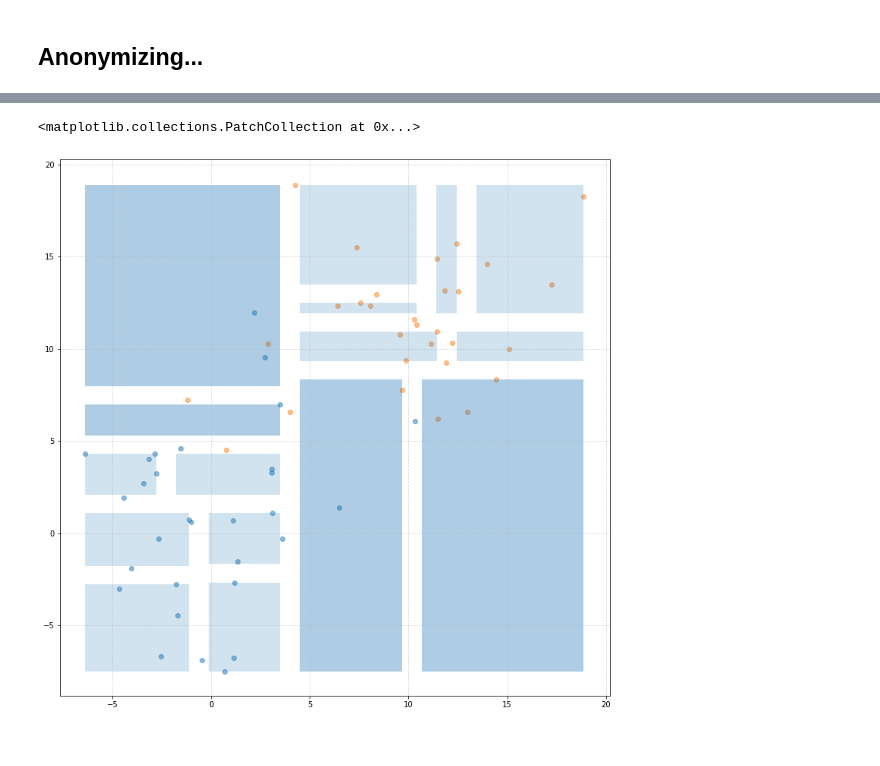
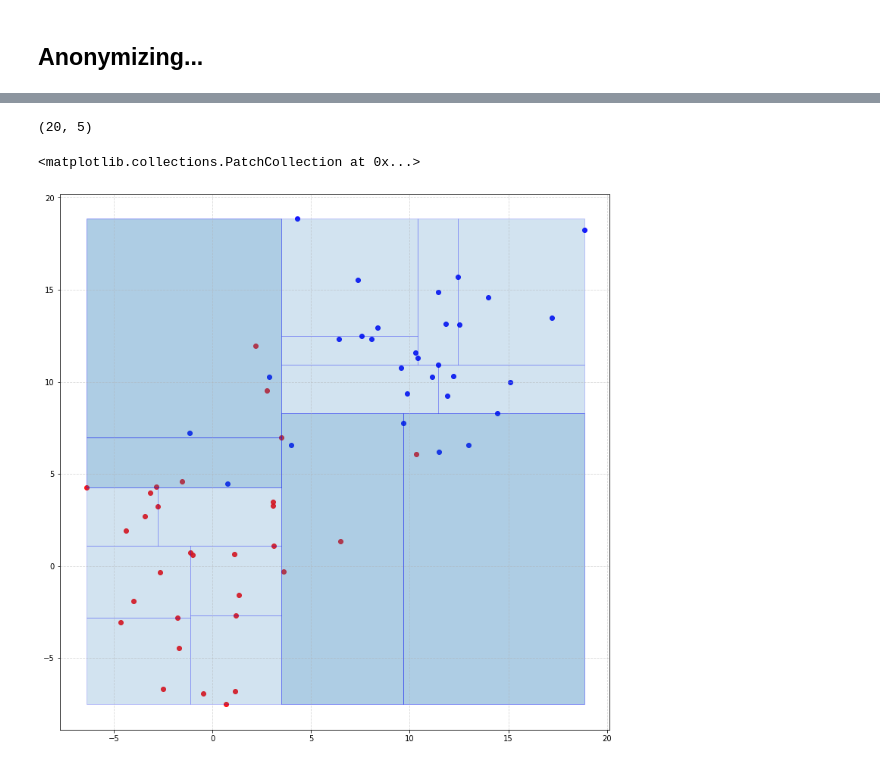
Before and after one commit to Deeep12345/Entropy_utility_measure, a Jupyter notebook: code/results/ring_mondrian/visualize_2D.ipynb, the cells around one changed output, grey strips where cells are left out. Drawn from its saved outputs; the diff is of its cells as text; code cells hidden in the pictures.

```diff
--- a/code/results/ring_mondrian/visualize_2D.ipynb
+++ b/code/results/ring_mondrian/visualize_2D.ipynb
@@ -92 +102,4 @@ class1["A1"] = np.random.normal(mu, sigma, 30)
+# %%
+class1 = all_points[all_points["class"] == 1]
+class0 = all_points[all_points["class"] == 0]
 # %%
@@ -98,6 +117,0 @@ plt.scatter(class0["A0"], class0["A1"], alpha=0.5)
-# %%
-class1["class"] = [1]*30
-class0["class"] = [0]*30
-# %%
-class1 = class1.append(class0)
-class1 = class1.reset_index().drop("index", axis=1)
@@ -150,8 +136,8 @@ def parse_range(x):
 
     vals = re.split(':', x[1:-1])
     vals = [bound[:-2] for bound in vals]
-    low = float(vals[0]) if x[0] == '[' else float(vals[0]) + 1
-    high = float(vals[1]) if x[-1] == ']' else float(vals[1]) - 1
+    low = float(vals[0])
+    high = float(vals[1])
     return low, high
 # %%
 for col in data.columns[:-1]:
@@ -188,32 +163,37 @@ data
 # %%
 data = data.drop_duplicates()
+# %%
+data.shape
+# %% [output]
+(20, 5)
 # %%
-points = class1
+points = all_points
 
 fig, ax = plt.subplots(1)
 
 fig.set_figheight(13)
 fig.set_figwidth(13)
 plt.grid(b=True, which='major', linestyle='--', alpha=0.5)
 
-plt.scatter(points[points["class"] == 0]["A0"],points[points["class"] == 0]["A1"], alpha=0.5)
-plt.scatter(points[points["class"] == 1]["A0"],points[points["class"] == 1]["A1"], alpha=0.5)
+plt.scatter(class1["A0"], class1["A1"], alpha=0.9, color="b")
+plt.scatter(class0["A0"], class0["A1"], alpha=0.9, color="r")
+
 
 rects = []
 for x in range(len(data)):
     row = data.iloc[x]
 
     x_left = row["A0_min"]
     width = row["A0_max"] - x_left
     y_bottom = row["A1_min"]
     height = row["A1_max"] - y_bottom
 
-    r = Rectangle((x_left, y_bottom), width, height, alpha=0.2)
+    r = Rectangle((x_left, y_bottom), width, height)
     rects.append(r)
 
 
-pc = PatchCollection(rects, alpha=0.2)
+pc = PatchCollection(rects, alpha=0.2, edgecolors="b")
 ax.add_collection(pc)
 # %% [output]
 <matplotlib.collections.PatchCollection at 0x...>
-[figure, old version]
+[figure, new version]
```
Also changed, not shown: parts of 8 cells of this notebook.
